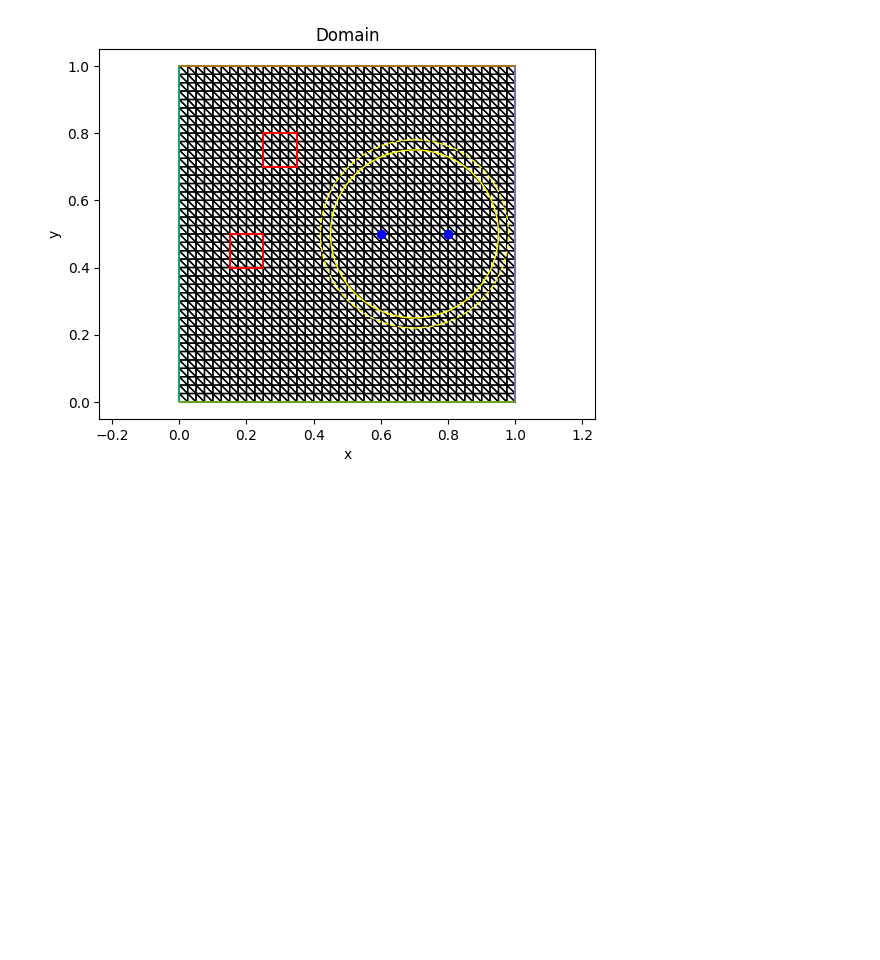
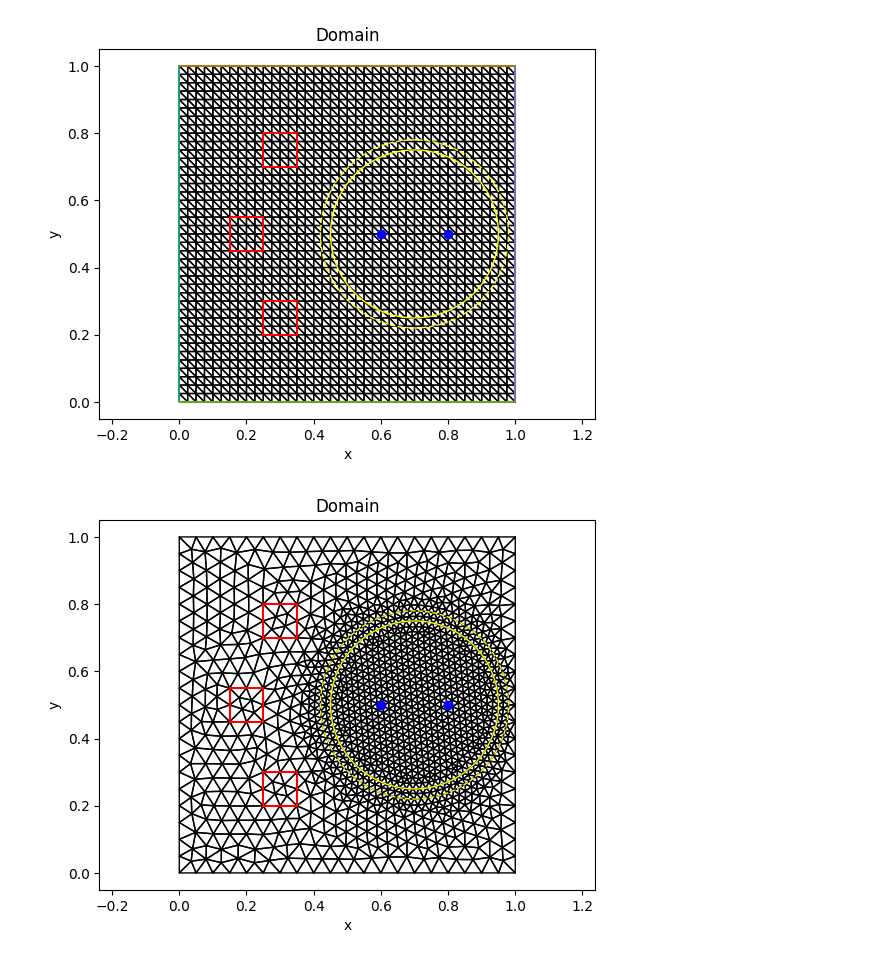
Before and after one commit to lucaciarimboli/tesi, a Jupyter notebook: Firedrake/FreeBoundary.ipynb, the cells around one changed output. Saved outputs shown, nothing was run; the diff lists cells and outputs as text; code cells hidden in the pictures; blank space fills up the shorter version.

Commit message:
locally refined mesh, smoothed masks

```diff
--- a/Firedrake/FreeBoundary.ipynb
+++ b/Firedrake/FreeBoundary.ipynb
@@ -176,12 +212,13 @@ V = FunctionSpace(mesh, "P", 2)
 x, y = SpatialCoordinate(mesh)
 
 # Define the limiter points:
-limiter_points = [(0.6, 0.5), (0.8, 0.5)]
+limiter_points = [(0.8, 0.5), (0.6,0.5)]
 
 # Define the coils:
 pos_coils = [
-    (0.15, 0.25, 0.4, 0.5), # Coil 1
-    (0.25, 0.35, 0.7, 0.8)  # Coil 2
+    (0.15, 0.25, 0.45, 0.55), # Coil 1
+    (0.25, 0.35, 0.7, 0.8),  # Coil 2
+    (0.25, 0.35, 0.2, 0.3), # Coil 3
 ]
 
 # Define the vacuum vessel:
@@ -209,6 +246,46 @@ plt.axis('equal')
 plt.show()
 # %% [output]
 [figure]
+# %%
+# Import mesh
+mesh = Mesh("../Meshes/tokamak/tokamak_mesh.msh")
+V = FunctionSpace(mesh, "P", 2)
+x, y = SpatialCoordinate(mesh)
+
+# Define the limiter points:
+limiter_points = [(0.8, 0.5), (0.6,0.5)]
+
+fig, ax = plt.subplots()
+triplot(mesh, axes=ax)
+plt.scatter(*zip(*limiter_points), color='blue', label='Limiter Points')
+
+#cell_tags = mesh.cell_set
+#print("Available cell tags:", cell_tags.)
+
+# Define the coils:
+pos_coils = [
+    (0.15, 0.25, 0.45, 0.55), # Coil 1
+    (0.25, 0.35, 0.7, 0.8),  # Coil 2
+    (0.25, 0.35, 0.2, 0.3), # Coil 3
+]
+
+# Define the vacuum vessel:
+Vessel = (0.7, 0.5, 0.25, 0.03) # (x0, y0, r, thickness)
+for coil in pos_coils:
+    x_min, x_max, y_min, y_max = coil
+    plt.plot([x_min, x_max, x_max, x_min, x_min], [y_min, y_min, y_max, y_max, y_min], color='red', label='Coil Edges')
+
+inner_wall = plt.Circle((Vessel[0], Vessel[1]), Vessel[2], color='yellow', fill=False, label='Vessel')
+outer_wall = plt.Circle((Vessel[0], Vessel[1]), Vessel[2] + Vessel[3], color='yellow', fill=False, linestyle='dashed')
+ax.add_artist(inner_wall)
+ax.add_artist(outer_wall)
+plt.title(r"Domain")
+plt.xlabel("x")
+plt.ylabel("y")
+plt.axis('equal')
+plt.show()
+# %% [output]
+[figure, added]
 # %%
 # Define G function:
 def G(x, psi):
```
Also changed, not shown: parts of 4 cells of this notebook, 3 other files.
